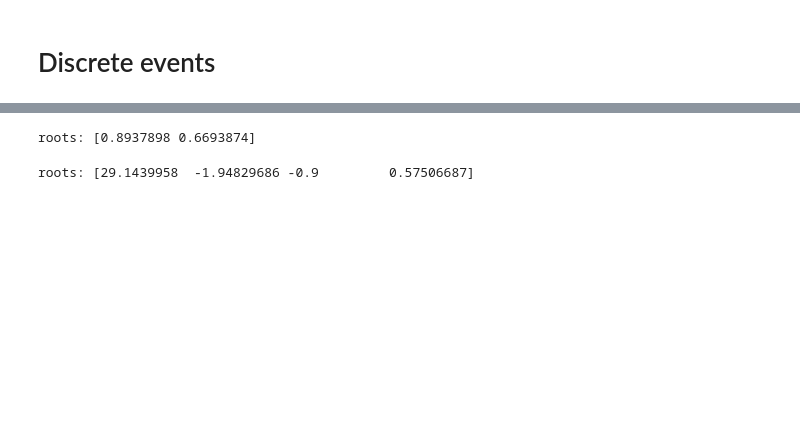
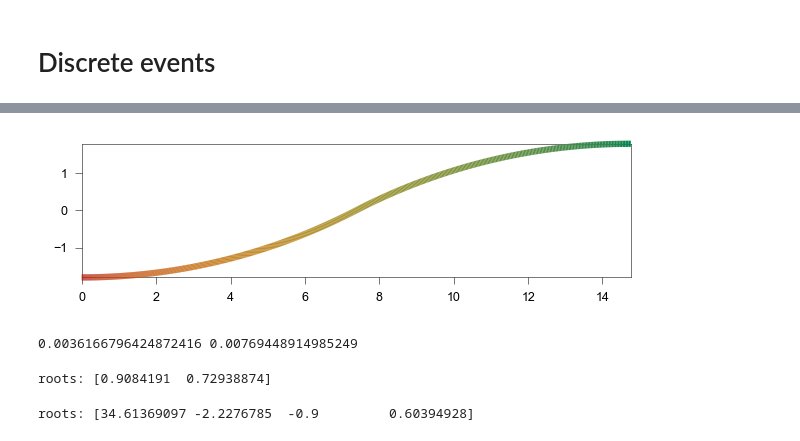
Before and after one commit to EPFL-ENAC/LUTS-pneuma-simulator, a Jupyter notebook: notebooks/discrete.ipynb, the cells around one changed output, grey strips where cells are left out. Saved outputs shown, nothing was run; the diff lists cells and outputs as text; code cells hidden in the pictures; blank space fills up the shorter version.

```diff
--- a/notebooks/discrete.ipynb
+++ b/notebooks/discrete.ipynb
@@ -158,0 +291,15 @@ $\displaystyle - 184.539513864371 \cos^{2}{\left(x \right)} + 288.467960029603 \
+# %%
+%matplotlib inline
+fig, ax = plt.subplots(figsize=(12 * cm, 3 * cm), dpi=150)
+ax.set_aspect("equal")
+colored_line(x_pos, y_pos, speeds, ax=ax, zorder=100,cmap=cmap,lw=3,clip_on=False)
+ax.set_xlim(min(x_pos), max(x_pos))
+ax.set_ylim(min(y_pos), max(y_pos))
+plt.show()
+# %% [output]
+[figure, added]
+# %%
+# Cumulative positional error
+print(Dx - x_pos[-1], W / 2 - y_pos[-1])
+# %% [output]
+0.0036166796424872416 0.00769448914985249
@@ -159,5 +315,11 @@ $\displaystyle - 184.539513864371 \cos^{2}{\left(x \right)} + 288.467960029603 \
 # %%
-coeff = [v**2 - h**2 - R**2, 2 * k * R, h**2 - k**2]
-print(f"roots: {np.roots(coeff)}")
+k = R - W / 2 - w
+a2 = w**2 - s**2 - R**2
+a1 = 2 * k * R
+a0 = s**2 - k**2
+coeff = [a2, a1, a0]
+roots = np.roots(coeff)
+print(f"roots: {roots}")
+invasion_angle = np.min(np.arccos(roots))
 # %% [output]
-roots: [0.8937898 0.6693874]
+roots: [0.9084191  0.72938874]
@@ -172,17 +326,17 @@ def bbox(x):
 # %%
-a4 = v**2 - h**2
-a3 = 2 * R * (h**2 - v**2)
-a2 = h**2 * (2 * R * v + v**2) - v**2 * (v**2 - R**2)
-a1 = 2 * R * v**4
-a0 = -(R**2) * v**4
+a4 = w**2 - s**2
+a3 = 2 * R * (s**2 - w**2)
+a2 = s**2 * (2 * R * w + w**2) - w**2 * (w**2 - R**2)
+a1 = 2 * R * w**4
+a0 = -(R**2) * w**4
 coeff = [a4, a3, a2, a1, a0]
 roots = np.roots(coeff)
 print(f"roots: {roots}")
 y_t = roots[-1]
-x_t = np.sqrt(h**2 * (1 - y_t**2 / v**2))
-p = np.abs(np.sqrt((R + v) ** 2 - (y_t - R) ** 2) + x_t)
+x_t = sqrt(s**2 * (1 - y_t**2 / w**2))
+p = abs(sqrt((R + w) ** 2 - (y_t - R) ** 2) + x_t)
 # %% [output]
-roots: [29.1439958  -1.94829686 -0.9         0.57506687]
+roots: [34.61369097 -2.2276785  -0.9         0.60394928]
 # %%
 dx = p - x_t
 dy = y_t - y_0 - y_d
```
Also changed, not shown: parts of 31 cells of this notebook, 2 other files.
